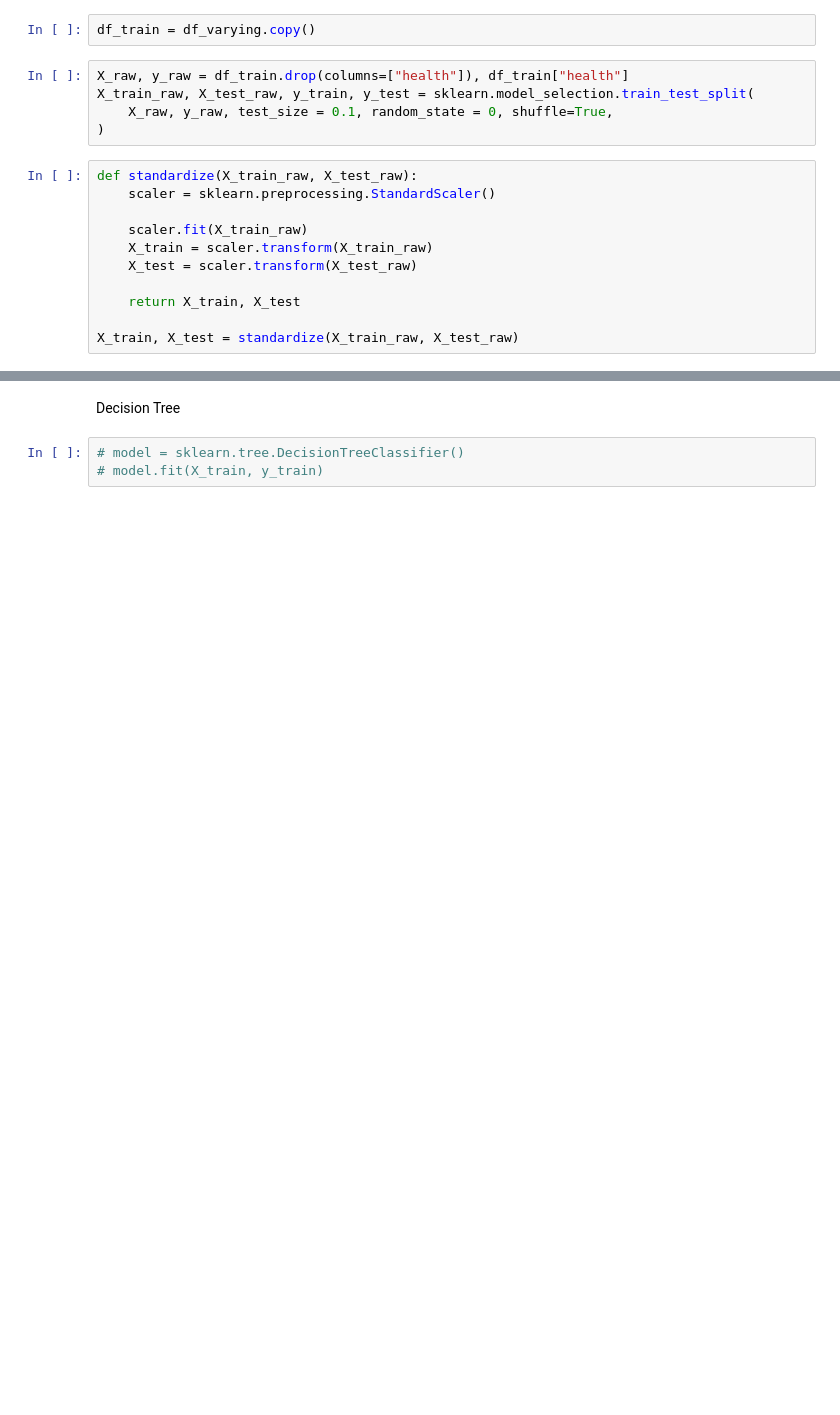
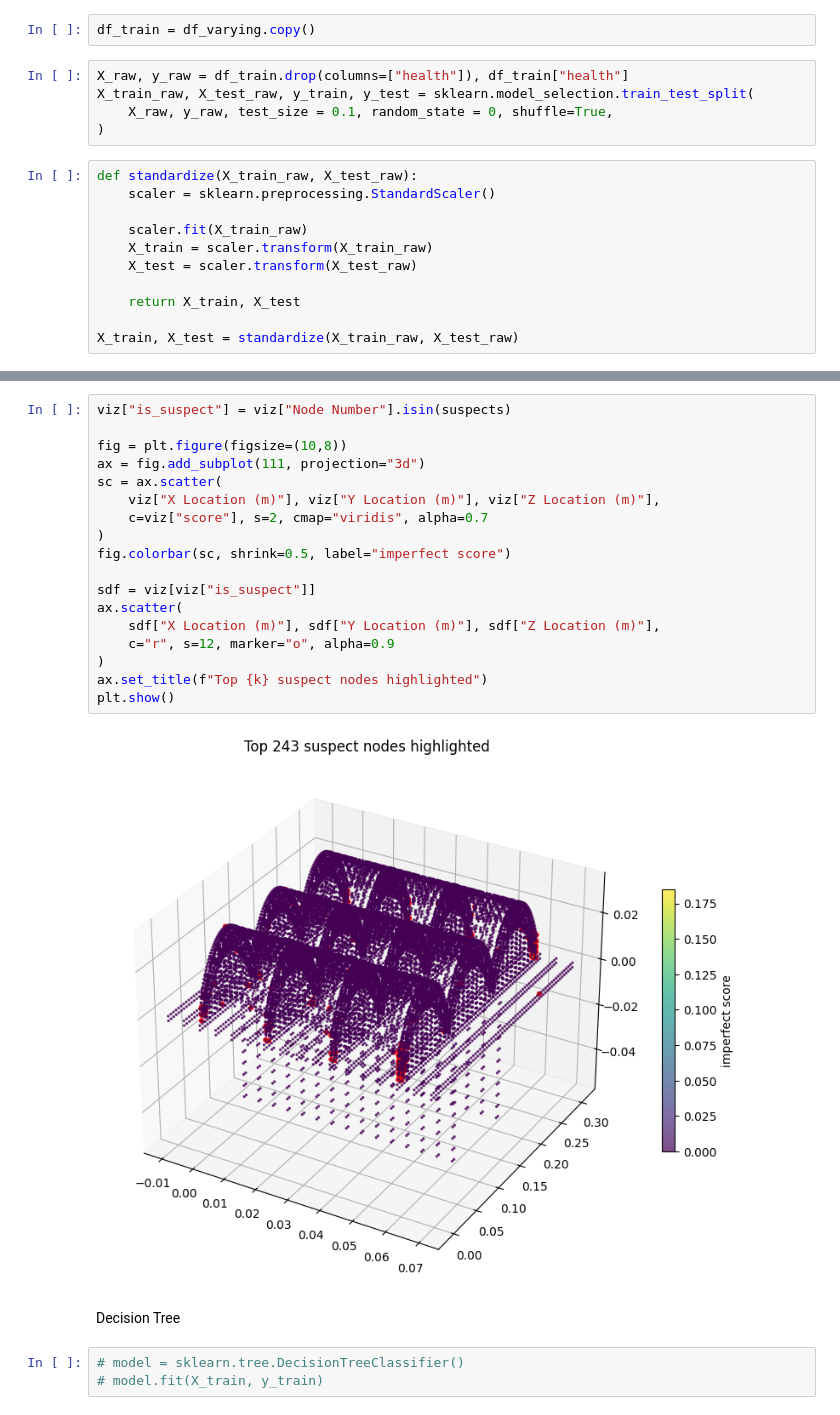
Before and after one commit to marius-ne/CIE_ProjectB_Group13, a Jupyter notebook: Program_B.ipynb, the cells around one changed output, grey strips where cells are left out. Drawn from its saved outputs; the diff is of its cells as text; blank space fills up the shorter version.

```diff
--- a/Program_B.ipynb
+++ b/Program_B.ipynb
@@ -624,3 +1042,23 @@ X_train, X_test = standardize(X_train_raw, X_test_raw)
+# %%
+viz["is_suspect"] = viz["Node Number"].isin(suspects)
+
+fig = plt.figure(figsize=(10,8))
+ax = fig.add_subplot(111, projection="3d")
+sc = ax.scatter(
+    viz["X Location (m)"], viz["Y Location (m)"], viz["Z Location (m)"],
+    c=viz["score"], s=2, cmap="viridis", alpha=0.7
+)
+fig.colorbar(sc, shrink=0.5, label="imperfect score")
+
+sdf = viz[viz["is_suspect"]]
+ax.scatter(
+    sdf["X Location (m)"], sdf["Y Location (m)"], sdf["Z Location (m)"],
+    c="r", s=12, marker="o", alpha=0.9
+)
+ax.set_title(f"Top {k} suspect nodes highlighted")
+plt.show()
+# %% [output]
+[figure, added]
 # %% [markdown]
 Decision Tree
 # %%
```
Also changed, not shown: parts of 45 cells of this notebook.
